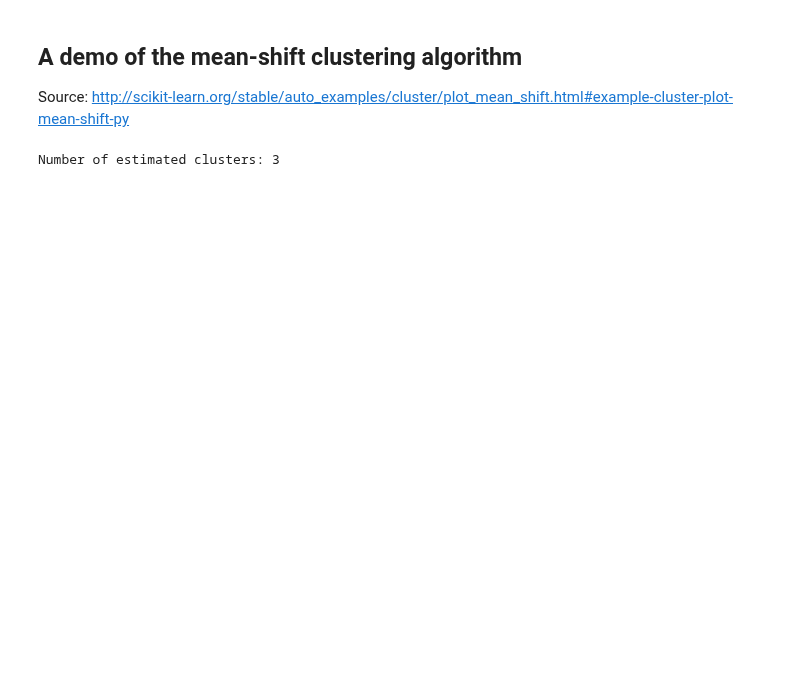
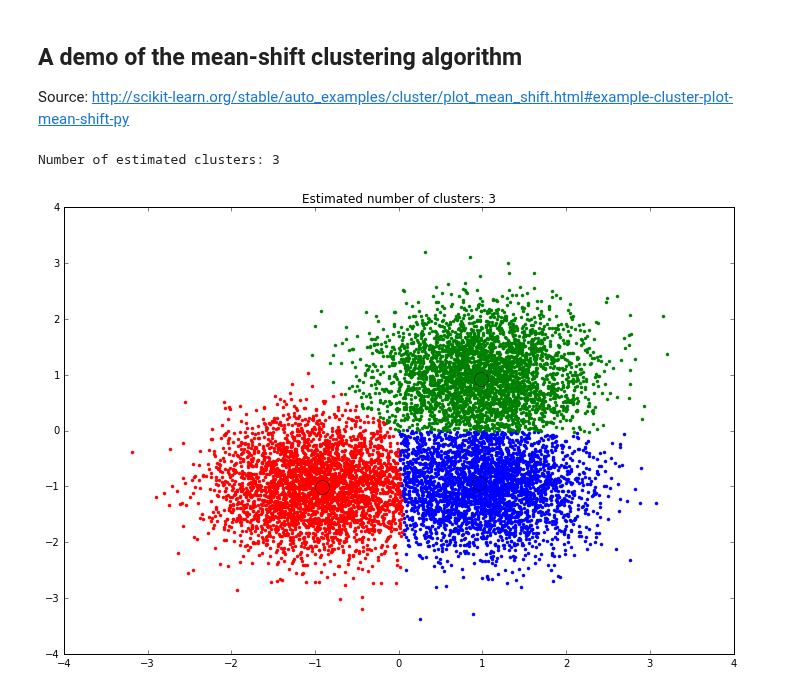
Before and after one commit to borjaeg/nlp_tests, a Jupyter notebook: A demo of the mean-shift clustering algorithm.ipynb, the cells around one changed output. Cells and saved outputs as stored; diff of their text form; code cells hidden in the pictures; blank space fills up the shorter version.

```diff
--- a/A demo of the mean-shift clustering algorithm.ipynb
+++ b/A demo of the mean-shift clustering algorithm.ipynb
@@ -30,13 +30,19 @@ Number of estimated clusters: 3
 # %%
 # Plot result
 import matplotlib.pyplot as plt
 from itertools import cycle
 
 plt.figure(figsize=(12,8))
-colors = cycle('bgrcmykbgrcmykbgrcmykbgrcmyk')
+colors = cycle('bgrcmyk')
 
 for k, col in zip(range(n_clusters), colors):
     my_members = labels == k
     cluster_center = cluster_centers[k]
     plt.plot(X[my_members, 0], X[my_members,1], col + '.')
-    plt.plot(cluster_center[0], cluster_center[1])
+    plt.plot(cluster_center[0], cluster_center[1], 'o', markerfacecolor=col,
+             markeredgecolor='k', markersize = 14)
+
+plt.title('Estimated number of clusters: %d' % n_clusters)
+plt.show()
+# %% [output]
+[figure, added]
```
Also changed, not shown: 1 other file.
